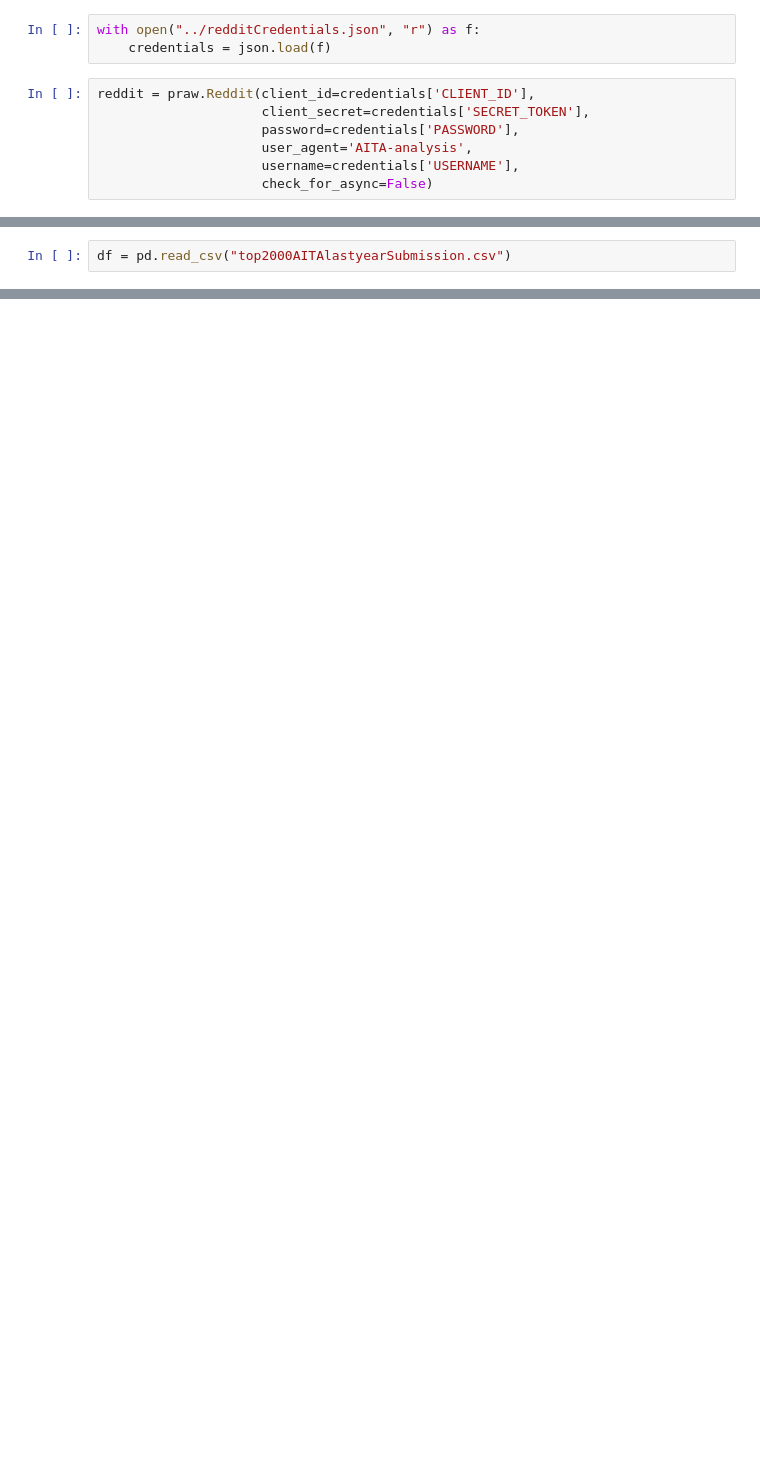
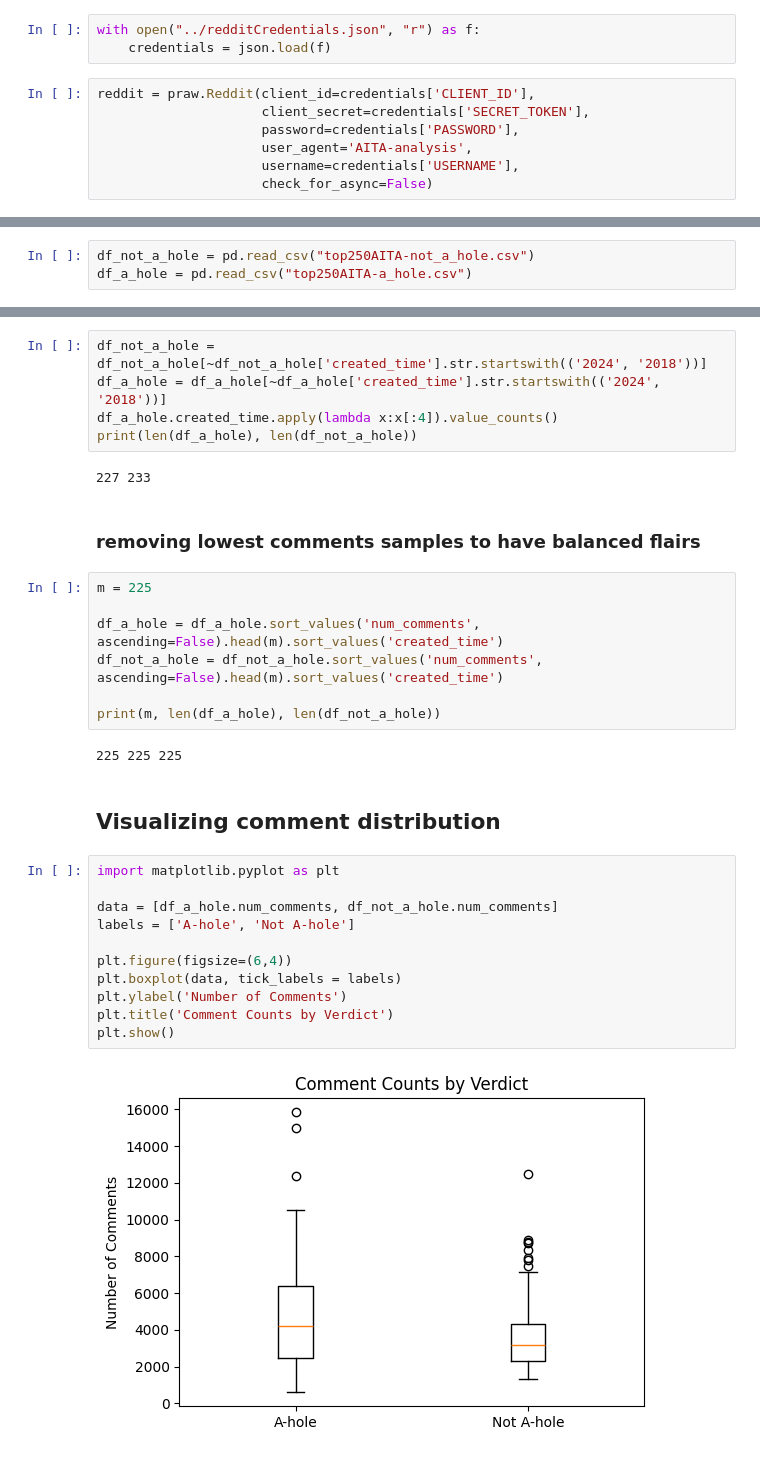
Before and after one commit to Antonello03/AITA-mood-swings, a Jupyter notebook: main.ipynb, the cells around one changed output, grey strips where cells are left out. Drawn from its saved outputs; the diff is of its cells as text; blank space fills up the shorter version.

```diff
--- a/main.ipynb
+++ b/main.ipynb
@@ -101,2 +186,3 @@ for submission in tqdm(
 # %%
-df = pd.read_csv("top2000AITAlastyearSubmission.csv")
+df_not_a_hole = pd.read_csv("top250AITA-not_a_hole.csv")
+df_a_hole = pd.read_csv("top250AITA-a_hole.csv")
@@ -137,0 +217,33 @@ plt.show()
+# %%
+df_not_a_hole = df_not_a_hole[~df_not_a_hole['created_time'].str.startswith(('2024', '2018'))]
+df_a_hole = df_a_hole[~df_a_hole['created_time'].str.startswith(('2024', '2018'))]
+df_a_hole.created_time.apply(lambda x:x[:4]).value_counts()
+print(len(df_a_hole), len(df_not_a_hole))
+# %% [output]
+227 233
+# %% [markdown]
+### removing lowest comments samples to have balanced flairs
+# %%
+m = 225
+
+df_a_hole = df_a_hole.sort_values('num_comments', ascending=False).head(m).sort_values('created_time')
+df_not_a_hole = df_not_a_hole.sort_values('num_comments', ascending=False).head(m).sort_values('created_time')
+
+print(m, len(df_a_hole), len(df_not_a_hole))
+# %% [output]
+225 225 225
+# %% [markdown]
+## Visualizing comment distribution
+# %%
+import matplotlib.pyplot as plt
+
+data = [df_a_hole.num_comments, df_not_a_hole.num_comments]
+labels = ['A-hole', 'Not A-hole']
+
+plt.figure(figsize=(6,4))
+plt.boxplot(data, tick_labels = labels)
+plt.ylabel('Number of Comments')
+plt.title('Comment Counts by Verdict')
+plt.show()
+# %% [output]
+[figure, added]
```
Also changed, not shown: parts of 22 cells of this notebook, 3 other files.
